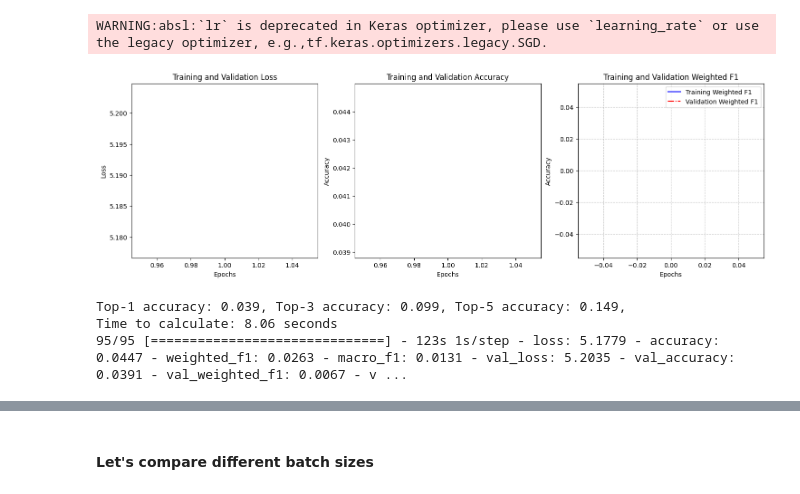
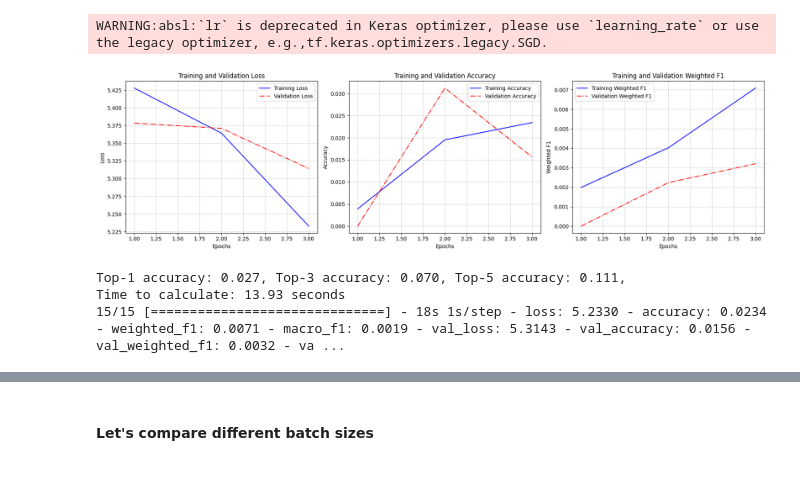
Before and after one commit to MaximilianLae/DL_Skin_Disease_Classification, a Jupyter notebook: VersionWithFunctionsGithub.ipynb, the cells around one changed output, grey strips where cells are left out. Cells and saved outputs as stored; diff of their text form; code cells hidden in the pictures.

Commit message:
added plot for comparison, fixed plot callback, added oversampling datagen

```diff
--- a/VersionWithFunctionsGithub.ipynb
+++ b/VersionWithFunctionsGithub.ipynb
@@ -175,17 +175,18 @@ class PlotMetricsCallback(Callback):
         self.weighted_f1 = []
         self.val_weighted_f1 = []
 
-    def on_epoch_start(self, epoch, logs):
+    def on_epoch_end(self, epoch, logs):
         self.losses.append(logs.get('loss'))
         self.val_losses.append(logs.get('val_loss'))
         self.accuracies.append(logs.get('accuracy'))
         self.val_accuracies.append(logs.get('val_accuracy'))
-        self.weighted_f1.append(logs.get('weighted_f1_score'))
-        self.val_weighted_f1.append(logs.get('val_weighted_f1_score'))
+        self.weighted_f1.append(logs.get('weighted_f1'))
+        self.val_weighted_f1.append(logs.get('val_weighted_f1'))
 
         plt.figure(figsize=(18, 5))
+
         plt.subplot(1, 3, 1)
-
+        plt.grid(True, linestyle='--', alpha=0.7)
         plt.plot(range(1, epoch + 2), self.losses, label='Training Loss', color='blue', linestyle='-')
         plt.plot(range(1, epoch + 2), self.val_losses, label='Validation Loss', color='red', linestyle='-.')
         plt.xlabel('Epochs')
@@ -194,25 +195,28 @@ class PlotMetricsCallback(Callback):
         plt.legend()
 
         plt.subplot(1, 3, 2)
+        plt.grid(True, linestyle='--', alpha=0.7)
         plt.plot(range(1, epoch + 2), self.accuracies, label='Training Accuracy', color='blue', linestyle='-')
         plt.plot(range(1, epoch + 2), self.val_accuracies, label='Validation Accuracy', color='red', linestyle='-.')
         plt.xlabel('Epochs')
         plt.ylabel('Accuracy')
         plt.title('Training and Validation Accuracy')
         plt.legend()
-        plt.grid(True, linestyle='--', alpha=0.7)
-        plt.show()
 
         plt.subplot(1, 3, 3)
+        plt.grid(True, linestyle='--', alpha=0.7)
         plt.plot(range(1, epoch + 2), self.weighted_f1, label='Training Weighted F1', color='blue', linestyle='-')
         plt.plot(range(1, epoch + 2), self.val_weighted_f1, label='Validation Weighted F1', color='red', linestyle='-.')
         plt.xlabel('Epochs')
         plt.ylabel('Weighted F1')
         plt.title('Training and Validation Weighted F1')
         plt.legend()
-        plt.grid(True, linestyle='--', alpha=0.7)
 
+        plt.tight_layout()
         plt.show()
+
+# To plot metrics every epoch
+plot_metrics_callback = PlotMetricsCallback()
 # %%
 # define here also metric of f1 weighted and macro
 weighted_f1_score = tfa.metrics.F1Score(num_classes=114, average = 'weighted', name = 'weighted_f1')
@@ -294,19 +295,26 @@ def compile_and_train_model(optimizer, batch_size=128, epochs=30, use_class_weig
     # instance for top_n_accuracy
     top_n_accuracy_callback = TopNAccuracyCallback(val_generator)
 
-    callbacks = [reduce_lr, early_stopping, model_checkpoint, clear_output_callback,
-                 plot_metrics_callback, top_n_accuracy_callback]
+    callbacks = [reduce_lr, early_stopping, model_checkpoint, clear_output_callback, plot_metrics_callback, top_n_accuracy_callback]
 
     if use_class_weights:
         class_weights = dict(enumerate(compute_class_weight('balanced',
                                                             classes=np.unique(train_generator.classes),
                                                             y=train_generator.classes)))
-        history = model.fit(train_generator, validation_data=val_generator, epochs=epochs,
-                            steps_per_epoch=len(train_generator), validation_steps=len(val_generator),
-                            class_weight=class_weights, callbacks=callbacks, verbose=1)
+        history = model.fit(train_generator,
+                            validation_data=val_generator,
+                            epochs=epochs,
+                            steps_per_epoch=len(train_generator),
+                            validation_steps=len(val_generator),
+                            class_weight=class_weights,
+                            callbacks=callbacks,
+                            verbose=1)
     else:
-        history = model.fit(train_generator, validation_data=val_generator, epochs=epochs,
-                            steps_per_epoch=len(train_generator), validation_steps=len(val_generator),
+        history = model.fit(train_generator,
+                            validation_data=val_generator,
+                            epochs=epochs,
+                            steps_per_epoch=len(train_generator),
+                            validation_steps=len(val_generator),
                             callbacks=callbacks, verbose=1)
 
     return model, history
@@ -318,9 +326,9 @@ adam_optimizer = Adam(learning_rate=0.001)
 # %% [output]
 WARNING:absl:`lr` is deprecated in Keras optimizer, please use `learning_rate` or use the legacy optimizer, e.g.,tf.keras.optimizers.legacy.SGD.
 # %%
-model_sgd, history_sgd = compile_and_train_model(sgd_optimizer, batch_size=128, epochs=1)
+model_sgd, history_sgd = compile_and_train_model(sgd_optimizer, batch_size=16, epochs=3)
 # %% [output]
-[figure, old version]
+[figure, new version]
-Top-1 accuracy: 0.039, Top-3 accuracy: 0.099, Top-5 accuracy: 0.149,
-Time to calculate: 8.06 seconds
-95/95 [==============================] - 123s 1s/step - loss: 5.1779 - accuracy: 0.0447 - weighted_f1: 0.0263 - macro_f1: 0.0131 - val_loss: 5.2035 - val_accuracy: 0.0391 - val_weighted_f1: 0.0067 - v ...
+Top-1 accuracy: 0.027, Top-3 accuracy: 0.070, Top-5 accuracy: 0.111,
+Time to calculate: 13.93 seconds
+15/15 [==============================] - 18s 1s/step - loss: 5.2330 - accuracy: 0.0234 - weighted_f1: 0.0071 - macro_f1: 0.0019 - val_loss: 5.3143 - val_accuracy: 0.0156 - val_weighted_f1: 0.0032 - va ...
```
Also changed, not shown: parts of 10 cells of this notebook.
